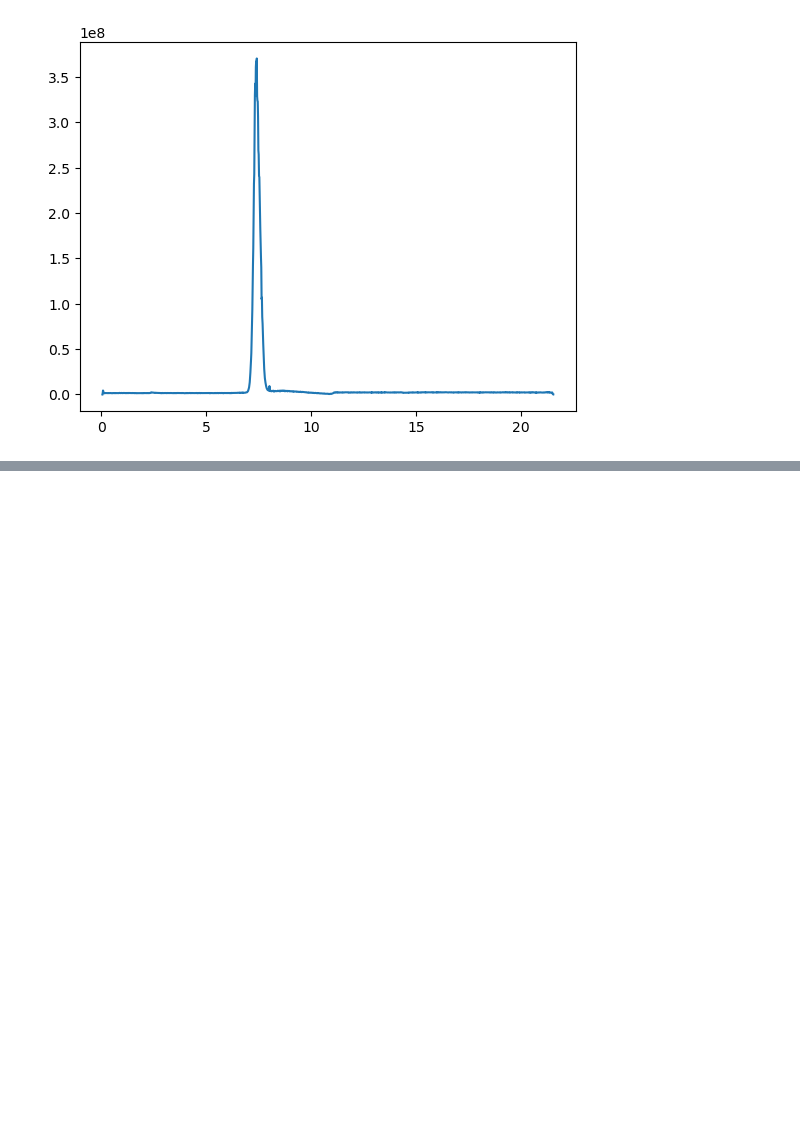
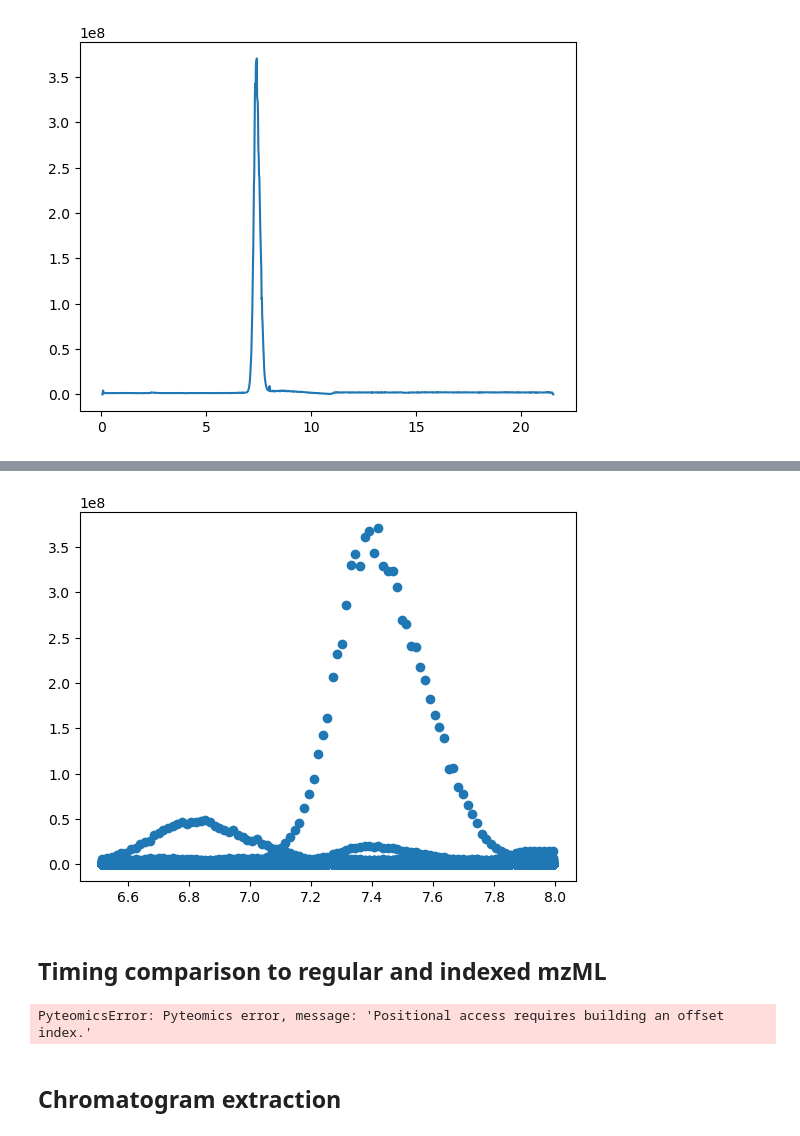
Before and after one commit to wkumler/mzsql, a Jupyter notebook: mzMLb_notebook.ipynb, the cells around one changed output, grey strips where cells are left out. Cells and saved outputs as stored; diff of their text form; code cells hidden in the pictures; blank space fills up the shorter version.

```diff
--- a/mzMLb_notebook.ipynb
+++ b/mzMLb_notebook.ipynb
@@ -35,0 +47,29 @@ plt.show()
+# %%
+def get_rtrange_mzmlb_pyteomics(file, rtstart, rtend):
+    scan_dfs = []
+    for spectrum in mzmlb.MzMLb(file):
+        rt_val = spectrum['scanList']['scan'][0]['scan start time']
+        if(rtstart < rt_val < rtend):
+            mz_vals=spectrum['m/z array']
+            int_vals = spectrum['intensity array']
+            df_scan = pd.DataFrame({'mz':mz_vals, 'int':int_vals, 'rt':[rt_val]*len(mz_vals)})
+            scan_dfs.append(df_scan)
+    return(pd.concat(scan_dfs, ignore_index=True))
+
+rtrange_data = get_rtrange_mzmlb_pyteomics('demo_data/180205_Poo_TruePoo_Full1.mzMLb', 6.5, 8)
+
+plt.scatter(rtrange_data["rt"], rtrange_data["int"])
+plt.show()
+# %% [output]
+[figure, added]
+# %% [markdown]
+## Timing comparison to regular and indexed mzML
+# %%
+import mzsql
+
+mzsql.get_spec_mzml_pyteomics("demo_data/180205_Poo_TruePoo_Full1.mzML", 1)
+mzsql.get_spec_mzml_idx("demo_data/180205_Poo_TruePoo_Full1_idx.mzML", 3)
+mzsql.get_spec_mzmlb("demo_data/180205_Poo_TruePoo_Full1.mzMLb", 1)
+print("empty")
+# %% [output]
+PyteomicsError: Pyteomics error, message: 'Positional access requires building an offset index.'
@@ -35,0 +85,2 @@ plt.show()
+# %% [markdown]
+## Chromatogram extraction
```
Also changed, not shown: parts of 8 cells of this notebook.
